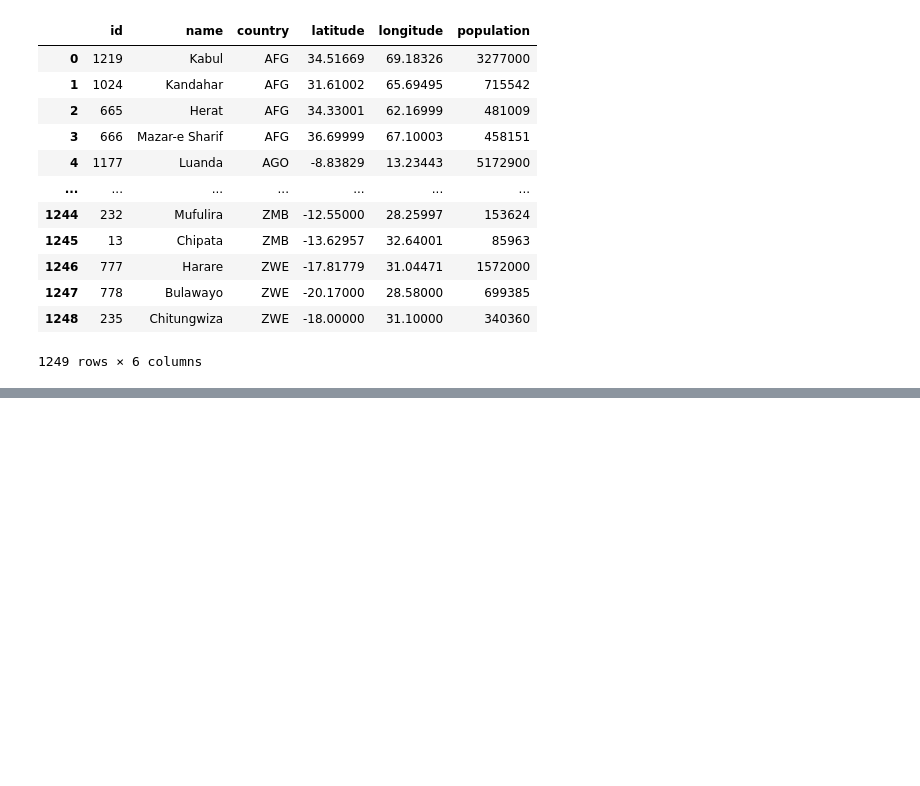
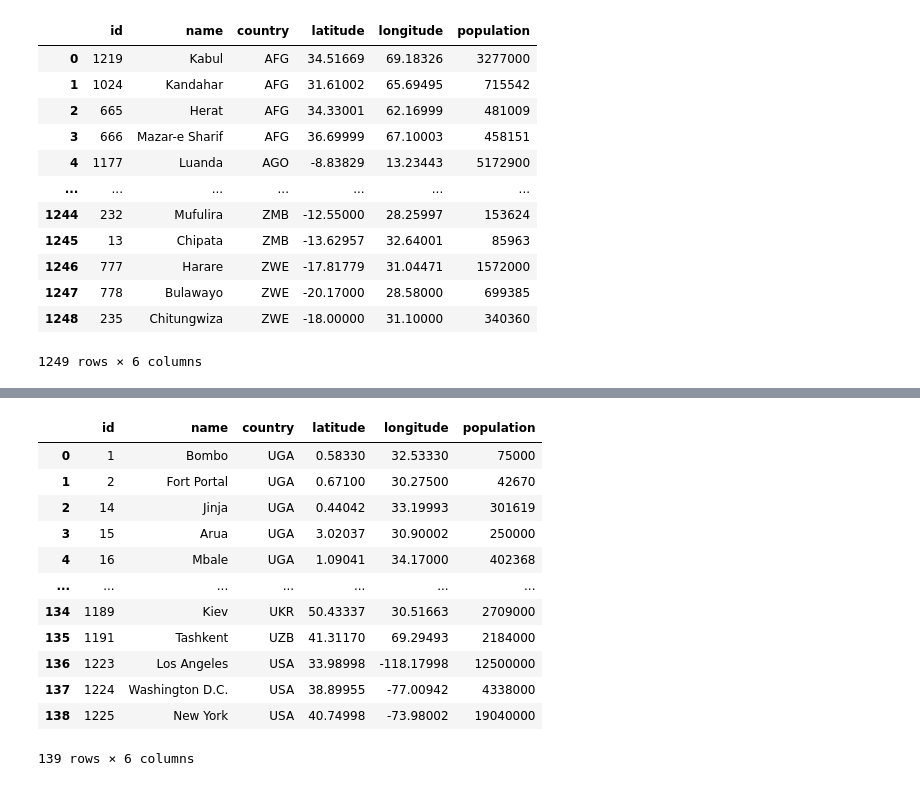
Before and after one commit to zyang91/spatial_data_management, a Jupyter notebook: Duckdb/introduction.ipynb, the cells around one changed output, grey strips where cells are left out. Drawn from its saved outputs; the diff is of its cells as text; code cells hidden in the pictures; blank space fills up the shorter version.

```diff
--- a/Duckdb/introduction.ipynb
+++ b/Duckdb/introduction.ipynb
@@ -309,0 +350,19 @@ SELECT * FROM cities ORDER BY country ASC, population DESC;
+# %%
+## start with U
+%%sql
+
+SELECT * FROM cities WHERE country LIKE 'U%';
+# %% [output]
+|  | id | name | country | latitude | longitude | population |
+| 0 | 1 | Bombo | UGA | 0.58330 | 32.53330 | 75000 |
+| 1 | 2 | Fort Portal | UGA | 0.67100 | 30.27500 | 42670 |
+| 2 | 14 | Jinja | UGA | 0.44042 | 33.19993 | 301619 |
+| 3 | 15 | Arua | UGA | 3.02037 | 30.90002 | 250000 |
+| 4 | 16 | Mbale | UGA | 1.09041 | 34.17000 | 402368 |
+| ... | ... | ... | ... | ... | ... | ... |
+| 134 | 1189 | Kiev | UKR | 50.43337 | 30.51663 | 2709000 |
+| 135 | 1191 | Tashkent | UZB | 41.31170 | 69.29493 | 2184000 |
+| 136 | 1223 | Los Angeles | USA | 33.98998 | -118.17998 | 12500000 |
+| 137 | 1224 | Washington D.C. | USA | 38.89955 | -77.00942 | 4338000 |
+| 138 | 1225 | New York | USA | 40.74998 | -73.98002 | 19040000 |
+139 rows × 6 columns
```
Also changed, not shown: parts of 2 cells of this notebook, 1 other file.
